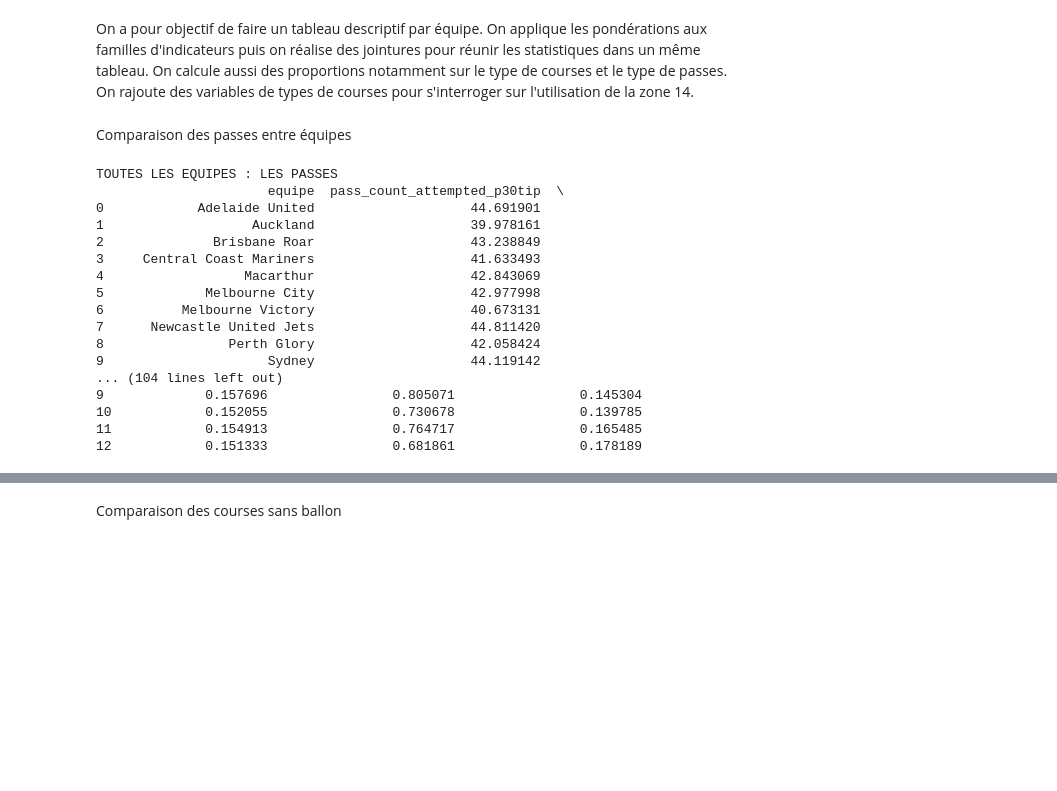
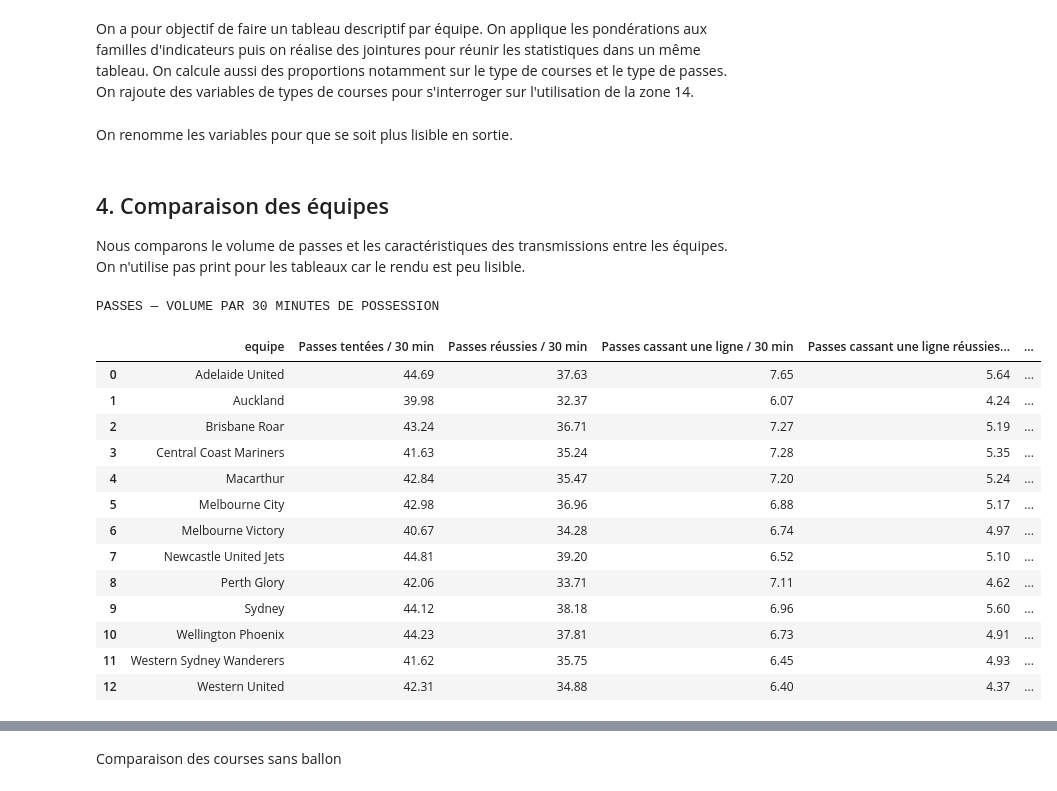
Before and after one commit to lfaivre1/PythonDS_foot, a Jupyter notebook: Notebooks/01_exploration_donnees.ipynb, the cells around one changed output, grey strips where cells are left out. Drawn from its saved outputs; the diff is of its cells as text; code cells hidden in the pictures; blank space fills up the shorter version.

```diff
--- a/Notebooks/01_exploration_donnees.ipynb
+++ b/Notebooks/01_exploration_donnees.ipynb
@@ -177,27 +182,65 @@ equipes['part_passes_difficiles'] = (equipes['pass_count_difficultpass_attempted
 equipes['part_courses_dangereuses'] = (equipes['offballrun_count_dangerous_p30tip'] / equipes['offballrun_count_p30tip'])
 equipes['part_courses_dos_defense'] = (equipes['behindrun_count_p30tip'] / equipes['offballrun_count_p30tip'])
 equipes['part_courses_courtes'] = (equipes['comingshortrun_count_p30tip'] / equipes['offballrun_count_p30tip'])
+# %% [markdown]
+On renomme les variables pour que se soit plus lisible en sortie.
+# %%
+noms_variables = {
+    'pass_count_attempted_p30tip': 'Passes tentées / 30 min',
+    'pass_count_completed_p30tip': 'Passes réussies / 30 min',
+    'pass_count_linebreak_attempted_p30tip': 'Passes cassant une ligne / 30 min',
+    'pass_count_linebreak_completed_p30tip': 'Passes cassant une ligne réussies / 30 min',
+    'pass_count_difficultpass_attempted_p30tip': 'Passes difficiles / 30 min',
+    'pass_count_longrange_attempted_p30tip': 'Passes longues / 30 min',
+    'pass_count_dangerous_attempted_p30tip': 'Passes dangereuses / 30 min',
+    'pass_count_shotwithin10s_p30tip': 'Passes suivies d’un tir / 30 min',
+    'pass_pct_completed': 'Taux de passes réussies',
+    'pass_avgdistance': 'Distance moyenne des passes (m)',
+    'offballrun_count_p30tip': 'Courses / 30 min',
+    'offballrun_count_dangerous_p30tip': 'Courses dangereuses / 30 min',
+    'offballrun_count_targeted_p30tip': 'Courses ciblées par une passe / 30 min',
+    'offballrun_count_received_p30tip': 'Courses avec réception / 30 min',
+    'offballrun_count_penaltyarea_p30tip': 'Courses dans la surface / 30 min',
+    'offballrun_count_abovehsr_p30tip': 'Courses à haute vitesse / 30 min',
+    'behindrun_count_p30tip': 'Courses dans le dos / 30 min',
+    'comingshortrun_count_p30tip': 'Courses en venant court / 30 min',
+    'supportrun_count_p30tip': 'Courses de soutien / 30 min',
+    'pullingwiderun_count_p30tip': 'Courses vers l’aile / 30 min',
+    'pullinghalfspacerun_count_p30tip': 'Courses vers les demi-espaces / 30 min',
+    'offballrun_avgdistance': 'Distance moyenne des courses (m)',
+    'total_metersperminute_full_all': 'Mètres parcourus / min',
+    'total_metersperminute_full_tip': 'Mètres / min en possession',
+    'total_metersperminute_full_otip': 'Mètres / min hors possession',
+    'hsr_distance_full_all': 'Distance à haute vitesse (unité SkillCorner)',
+    'part_passes_longues': 'Part de passes longues',
+    'part_passes_lignes': 'Part de passes cassant une ligne',
+    'reussite_passes_lignes': 'Réussite des passes cassant une ligne',
+    'part_passes_difficiles': 'Part de passes difficiles',
+    'part_courses_dangereuses': 'Part de courses dangereuses',
+    'part_courses_dos_defense': 'Part de courses dans le dos',
+    'part_courses_courtes': 'Part de courses en venant court'
+}
 # %% [markdown]
-Comparaison des passes entre équipes
+## 4. Comparaison des équipes
+
+Nous comparons le volume de passes et les caractéristiques des transmissions entre les équipes. On n'utilise pas print pour les tableaux car le rendu est peu lisible.
 # %%
-#on affiche les stats descriptives sur les passes
-print('\nTOUTES LES EQUIPES : LES PASSES ')
-print(equipes[['equipe'] + variables_passes + variables_qualite + ['part_passes_longues', 'part_passes_lignes', 'reussite_passes_lignes', 'part_passes_difficiles']])
+#on affiche les statistiques de passes par équipe
+print('PASSES — VOLUME PAR 30 MINUTES DE POSSESSION')
+equipes[['equipe'] + variables_passes].rename(columns=noms_variables).round(2)
 # %% [output]
-TOUTES LES EQUIPES : LES PASSES
-                      equipe  pass_count_attempted_p30tip  \
-0            Adelaide United                    44.691901
-1                   Auckland                    39.978161
-2              Brisbane Roar                    43.238849
-3     Central Coast Mariners                    41.633493
-4                  Macarthur                    42.843069
-5             Melbourne City                    42.977998
-6          Melbourne Victory                    40.673131
-7      Newcastle United Jets                    44.811420
-8                Perth Glory                    42.058424
-9                     Sydney                    44.119142
-... (104 lines left out)
-9             0.157696                0.805071                0.145304
-10            0.152055                0.730678                0.139785
-11            0.154913                0.764717                0.165485
-12            0.151333                0.681861                0.178189
+PASSES — VOLUME PAR 30 MINUTES DE POSSESSION
+|  | equipe | Passes tentées / 30 min | Passes réussies / 30 min | Passes cassant une ligne / 30 min | Passes cassant une ligne réussies... | ... |
+| 0 | Adelaide United | 44.69 | 37.63 | 7.65 | 5.64 | ... |
+| 1 | Auckland | 39.98 | 32.37 | 6.07 | 4.24 | ... |
+| 2 | Brisbane Roar | 43.24 | 36.71 | 7.27 | 5.19 | ... |
+| 3 | Central Coast Mariners | 41.63 | 35.24 | 7.28 | 5.35 | ... |
+| 4 | Macarthur | 42.84 | 35.47 | 7.20 | 5.24 | ... |
+| 5 | Melbourne City | 42.98 | 36.96 | 6.88 | 5.17 | ... |
+| 6 | Melbourne Victory | 40.67 | 34.28 | 6.74 | 4.97 | ... |
+| 7 | Newcastle United Jets | 44.81 | 39.20 | 6.52 | 5.10 | ... |
+| 8 | Perth Glory | 42.06 | 33.71 | 7.11 | 4.62 | ... |
+| 9 | Sydney | 44.12 | 38.18 | 6.96 | 5.60 | ... |
+| 10 | Wellington Phoenix | 44.23 | 37.81 | 6.73 | 4.91 | ... |
+| 11 | Western Sydney Wanderers | 41.62 | 35.75 | 6.45 | 4.93 | ... |
+| 12 | Western United | 42.31 | 34.88 | 6.40 | 4.37 | ... |
```
Also changed, not shown: parts of 33 cells of this notebook.
